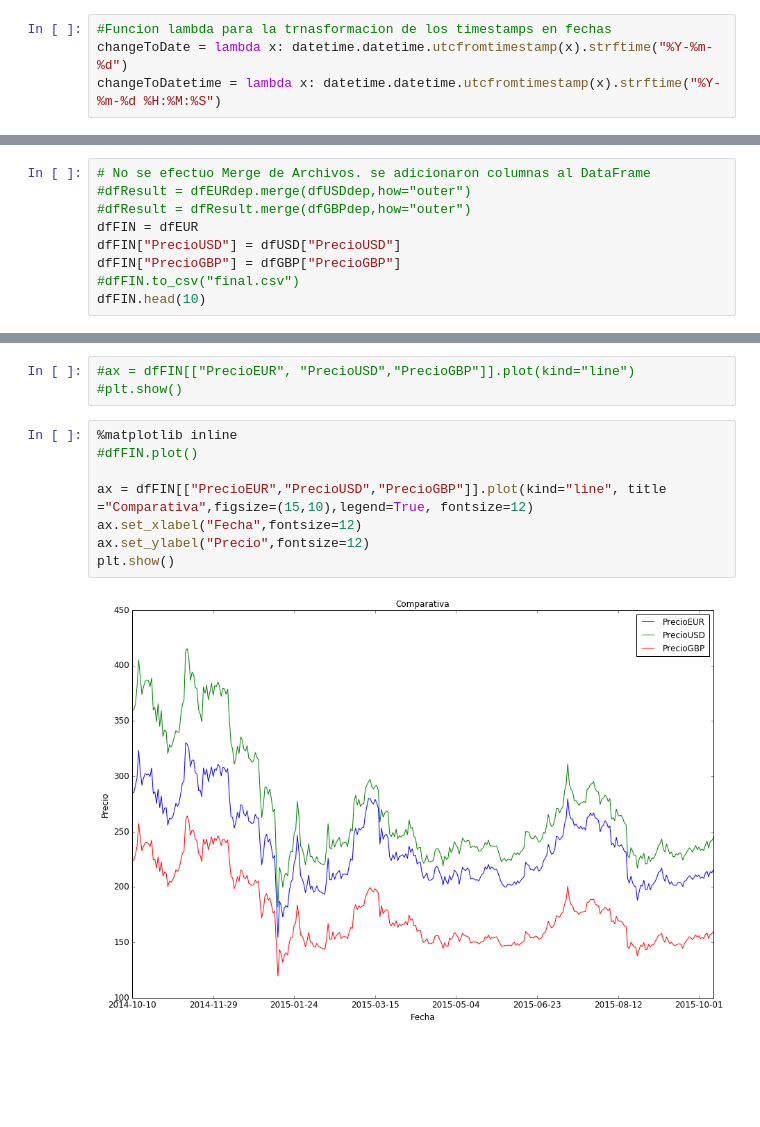
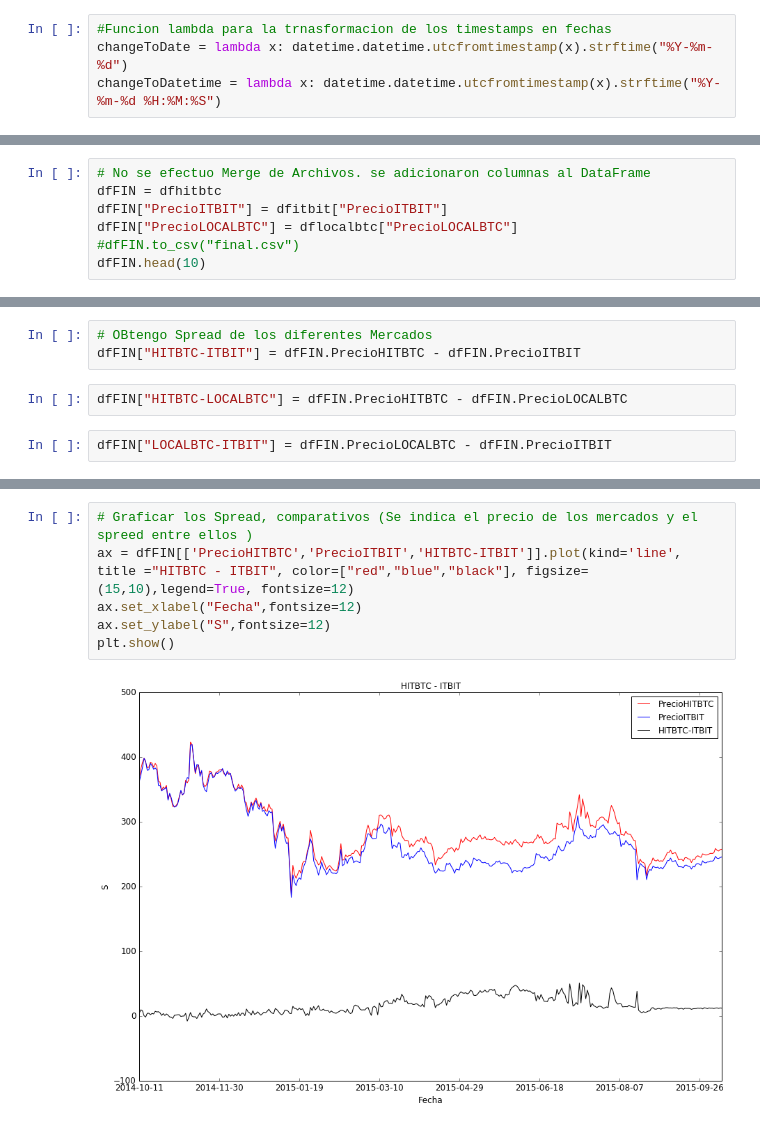
Before and after one commit to giovamata/campusciff-2016, a Jupyter notebook: Finales/Python/proyectofinal-Parte1.ipynb, the cells around one changed output, grey strips where cells are left out. Saved outputs shown, nothing was run; the diff lists cells and outputs as text; blank space fills up the shorter version.

```diff
--- a/Finales/Python/proyectofinal-Parte1.ipynb
+++ b/Finales/Python/proyectofinal-Parte1.ipynb
@@ -115,10 +112,8 @@ dfGBP.head(10)
 # %%
 # No se efectuo Merge de Archivos. se adicionaron columnas al DataFrame
-#dfResult = dfEURdep.merge(dfUSDdep,how="outer")
-#dfResult = dfResult.merge(dfGBPdep,how="outer")
-dfFIN = dfEUR
-dfFIN["PrecioUSD"] = dfUSD["PrecioUSD"]
-dfFIN["PrecioGBP"] = dfGBP["PrecioGBP"]
+dfFIN = dfhitbtc
+dfFIN["PrecioITBIT"] = dfitbit["PrecioITBIT"]
+dfFIN["PrecioLOCALBTC"] = dflocalbtc["PrecioLOCALBTC"]
 #dfFIN.to_csv("final.csv")
 dfFIN.head(10)
 # %% [output]
@@ -213,3 +231,10 @@ Data_RM.head(10)
+# %%
+# OBtengo Spread de los diferentes Mercados
+dfFIN["HITBTC-ITBIT"] = dfFIN.PrecioHITBTC - dfFIN.PrecioITBIT
+# %%
+dfFIN["HITBTC-LOCALBTC"] = dfFIN.PrecioHITBTC - dfFIN.PrecioLOCALBTC
+# %%
+dfFIN["LOCALBTC-ITBIT"] = dfFIN.PrecioLOCALBTC - dfFIN.PrecioITBIT
 # %%
 dfFIN.head(10)
 # %% [output]
@@ -228,13 +253,8 @@ dfFIN.head(10)
-# %%
-#ax = dfFIN[["PrecioEUR", "PrecioUSD","PrecioGBP"]].plot(kind="line")
-#plt.show()
 # %%
-%matplotlib inline
-#dfFIN.plot()
-
-ax = dfFIN[["PrecioEUR","PrecioUSD","PrecioGBP"]].plot(kind="line", title ="Comparativa",figsize=(15,10),legend=True, fontsize=12)
+# Graficar los Spread, comparativos (Se indica el precio de los mercados y el spreed entre ellos )
+ax = dfFIN[['PrecioHITBTC','PrecioITBIT','HITBTC-ITBIT']].plot(kind='line', title ="HITBTC - ITBIT", color=["red","blue","black"], figsize=(15,10),legend=True, fontsize=12)
 ax.set_xlabel("Fecha",fontsize=12)
-ax.set_ylabel("Precio",fontsize=12)
+ax.set_ylabel("S",fontsize=12)
 plt.show()
 # %% [output]
-[figure, old version]
+[figure, new version]
```
Also changed, not shown: parts of 37 cells of this notebook, 3 other files.
